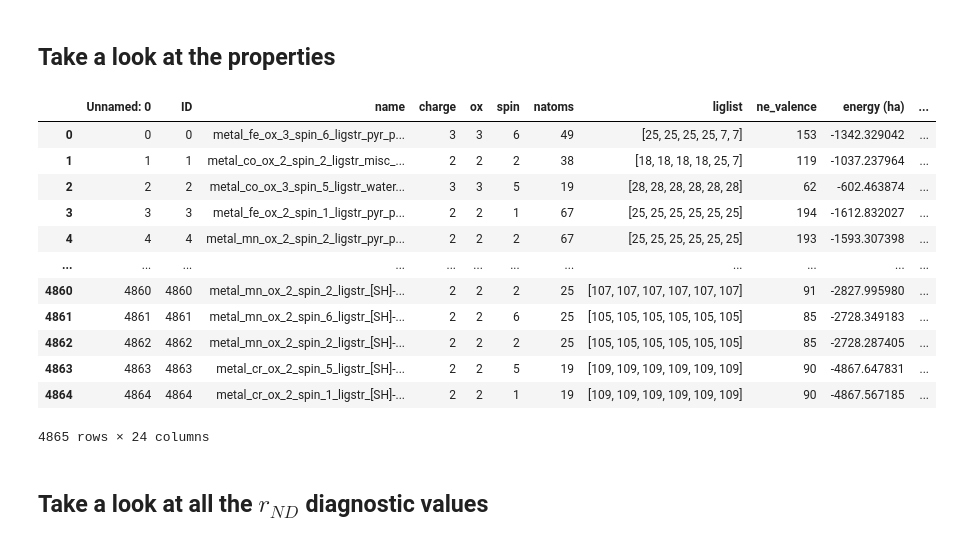
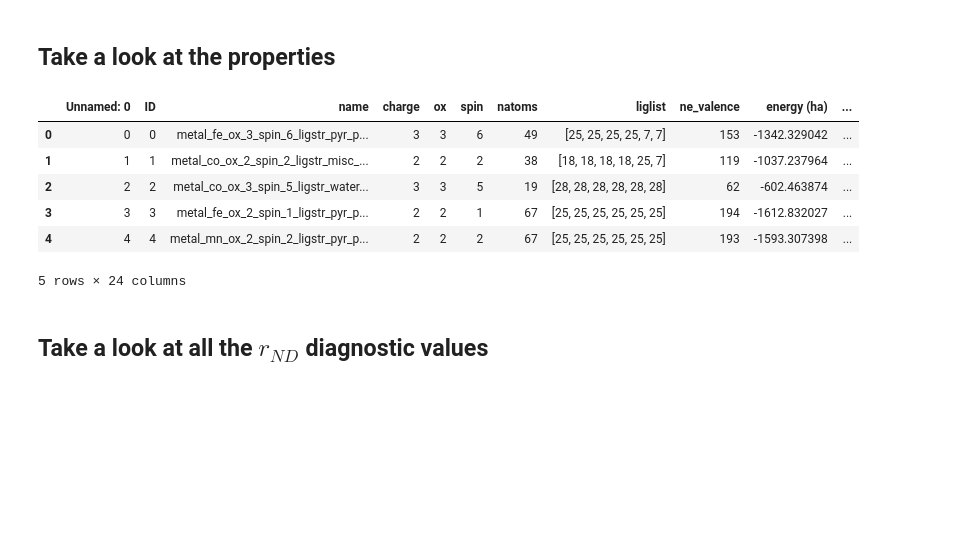
Before and after one commit to Liu-group/MLbook, a Jupyter notebook: JupyterNotebook/case_study.ipynb, the cells around one changed output. Cells and saved outputs as stored; diff of their text form; code cells hidden in the pictures; blank space fills up the shorter version.

```diff
--- a/JupyterNotebook/case_study.ipynb
+++ b/JupyterNotebook/case_study.ipynb
@@ -76,10 +101,10 @@ DOI: 10.1021/acs.jpclett.0c02288
 # %%
-datapath = '' # Put the path to your data folder here
+datapath = '' # path to your data folder
 modelpath = os.path.join(datapath,'models')
-filein='../Data/refined_datasets/refined_features.csv' # read in the CSV file containing the features. This file is just for example
+filein=modelpath+'/Data/refined_datasets/refined_features.csv' # read in the CSV file containing the features. This file is just for example
 df_features = pd.read_csv(filein)
 
-filein2='../Data/refined_datasets/refined_properties.csv' # read in the CSV file containing the properties. This file is just for example
+filein2=modelpath+'/Data/refined_datasets/refined_properties.csv' # read in the CSV file containing the properties. This file is just for example
 df_props = pd.read_csv(filein2)
 # %% [markdown]
 ## Take a look at the features
@@ -102,21 +121,15 @@ df_features
 # %% [markdown]
 ## Take a look at the properties
 # %%
-df_props
+df_props.head()
 # %% [output]
 |  | Unnamed: 0 | ID | name | charge | ox | spin | natoms | liglist | ne_valence | energy (ha) | ... |
 | 0 | 0 | 0 | metal_fe_ox_3_spin_6_ligstr_pyr_p... | 3 | 3 | 6 | 49 | [25, 25, 25, 25, 7, 7] | 153 | -1342.329042 | ... |
 | 1 | 1 | 1 | metal_co_ox_2_spin_2_ligstr_misc_... | 2 | 2 | 2 | 38 | [18, 18, 18, 18, 25, 7] | 119 | -1037.237964 | ... |
 | 2 | 2 | 2 | metal_co_ox_3_spin_5_ligstr_water... | 3 | 3 | 5 | 19 | [28, 28, 28, 28, 28, 28] | 62 | -602.463874 | ... |
 | 3 | 3 | 3 | metal_fe_ox_2_spin_1_ligstr_pyr_p... | 2 | 2 | 1 | 67 | [25, 25, 25, 25, 25, 25] | 194 | -1612.832027 | ... |
 | 4 | 4 | 4 | metal_mn_ox_2_spin_2_ligstr_pyr_p... | 2 | 2 | 2 | 67 | [25, 25, 25, 25, 25, 25] | 193 | -1593.307398 | ... |
-| ... | ... | ... | ... | ... | ... | ... | ... | ... | ... | ... | ... |
-| 4860 | 4860 | 4860 | metal_mn_ox_2_spin_2_ligstr_[SH]-... | 2 | 2 | 2 | 25 | [107, 107, 107, 107, 107, 107] | 91 | -2827.995980 | ... |
-| 4861 | 4861 | 4861 | metal_mn_ox_2_spin_6_ligstr_[SH]-... | 2 | 2 | 6 | 25 | [105, 105, 105, 105, 105, 105] | 85 | -2728.349183 | ... |
-| 4862 | 4862 | 4862 | metal_mn_ox_2_spin_2_ligstr_[SH]-... | 2 | 2 | 2 | 25 | [105, 105, 105, 105, 105, 105] | 85 | -2728.287405 | ... |
-| 4863 | 4863 | 4863 | metal_cr_ox_2_spin_5_ligstr_[SH]-... | 2 | 2 | 5 | 19 | [109, 109, 109, 109, 109, 109] | 90 | -4867.647831 | ... |
-| 4864 | 4864 | 4864 | metal_cr_ox_2_spin_1_ligstr_[SH]-... | 2 | 2 | 1 | 19 | [109, 109, 109, 109, 109, 109] | 90 | -4867.567185 | ... |
-4865 rows × 24 columns
+5 rows × 24 columns
 # %% [markdown]
 ## Take a look at all the $r_{ND}$ diagnostic values
 # %%
```
Also changed, not shown: parts of 8 cells of this notebook, 5 other files.
